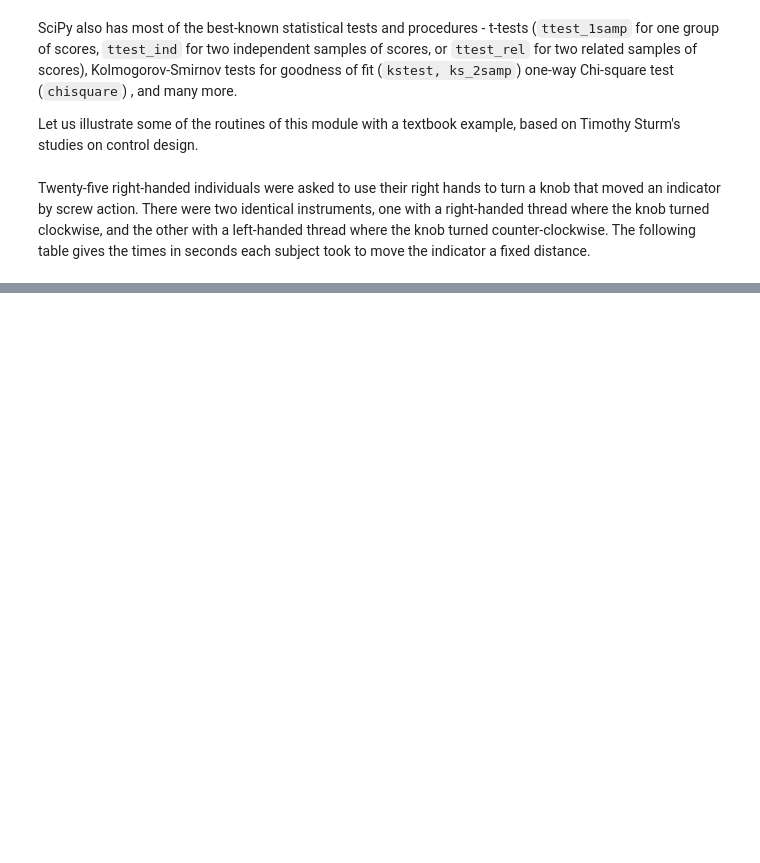
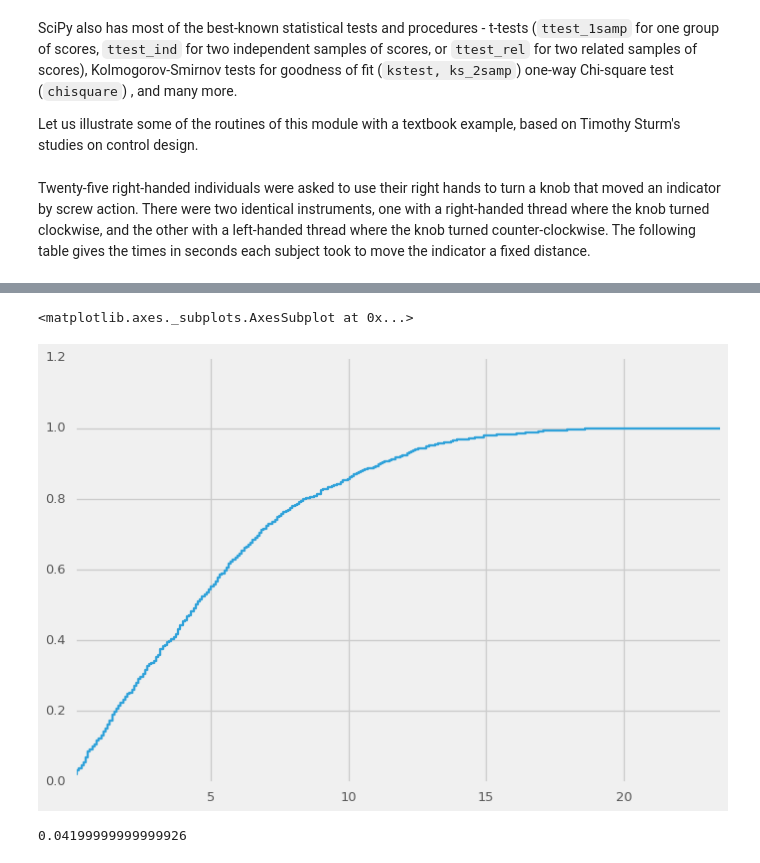
Before and after one commit to doolingdavid/ThinkStats2, a Jupyter notebook: code/thoroughnotes.ipynb, the cells around one changed output, grey strips where cells are left out. Cells and saved outputs as stored; diff of their text form; code cells hidden in the pictures; blank space fills up the shorter version.

```diff
--- a/code/thoroughnotes.ipynb
+++ b/code/thoroughnotes.ipynb
@@ -775,0 +798,10 @@ dfthread.head()
+# %%
+diffcdf = runpoolagain(dfthread.left.as_matrix(), dfthread.right.as_matrix(), m=1000)
+diffcdf.plot(drawstyle='steps')
+# %% [output]
+<matplotlib.axes._subplots.AxesSubplot at 0x...>
+[figure, added]
+# %%
+1.-diffcdf.loc[13.32:].iloc[0]
+# %% [output]
+0.04199999999999926
```
Also changed, not shown: parts of 3 cells of this notebook.
